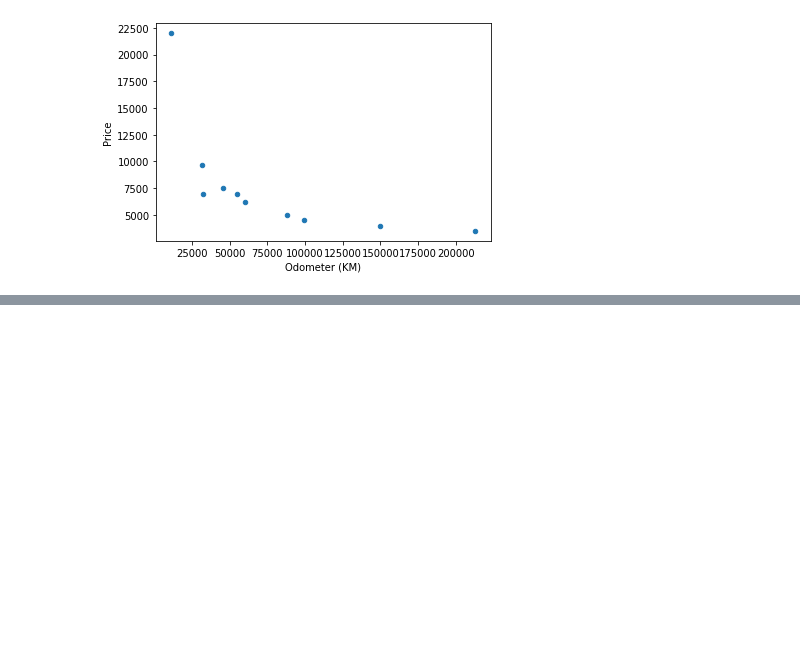
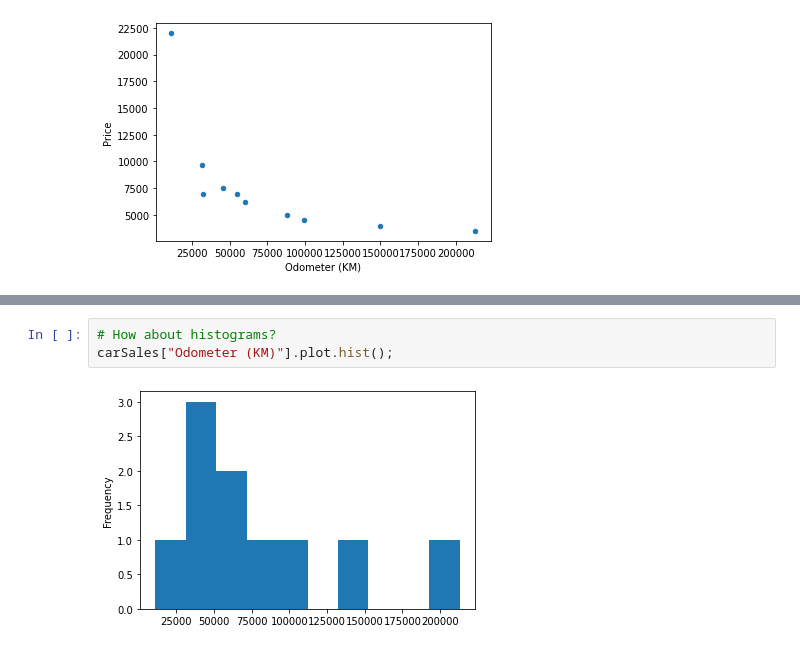
Before and after one commit to akshatz/dataScienceTutorial, a Jupyter notebook: introductionToMatplotlib.ipynb, the cells around one changed output, grey strips where cells are left out. Drawn from its saved outputs; the diff is of its cells as text; blank space fills up the shorter version.

```diff
--- a/introductionToMatplotlib.ipynb
+++ b/introductionToMatplotlib.ipynb
@@ -269,0 +315,5 @@ carSales.plot(x="Odometer (KM)", y="Price", kind="scatter");
+# %%
+# How about histograms?
+carSales["Odometer (KM)"].plot.hist();
+# %% [output]
+[figure, added]
```
Also changed, not shown: parts of 11 cells of this notebook.
